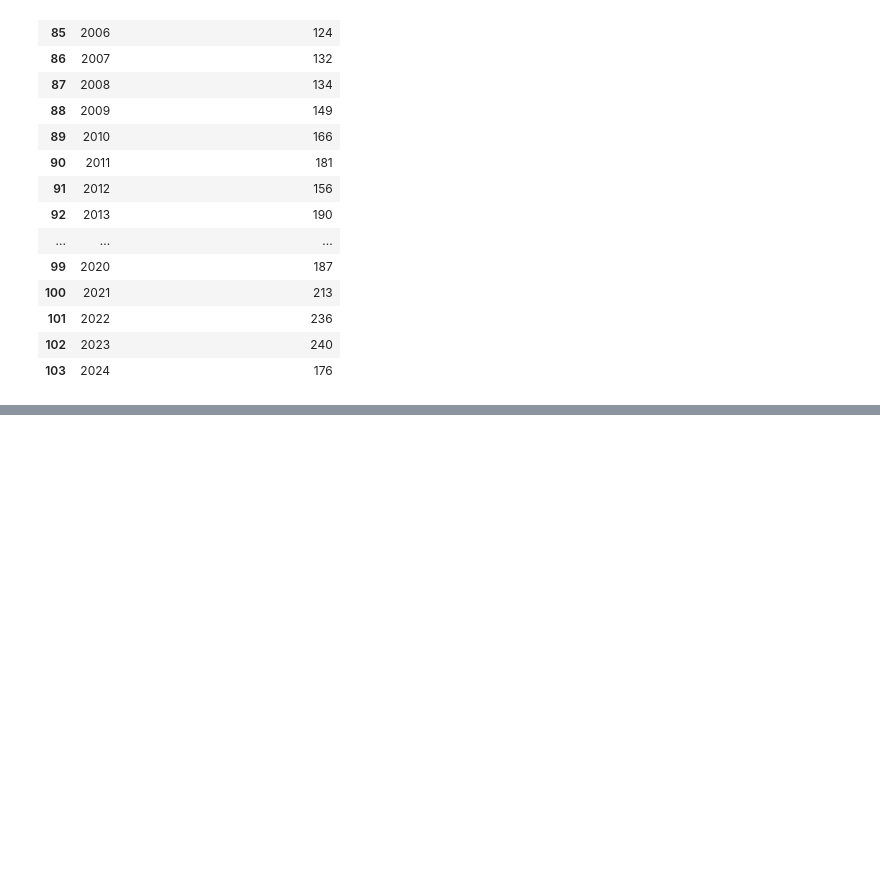
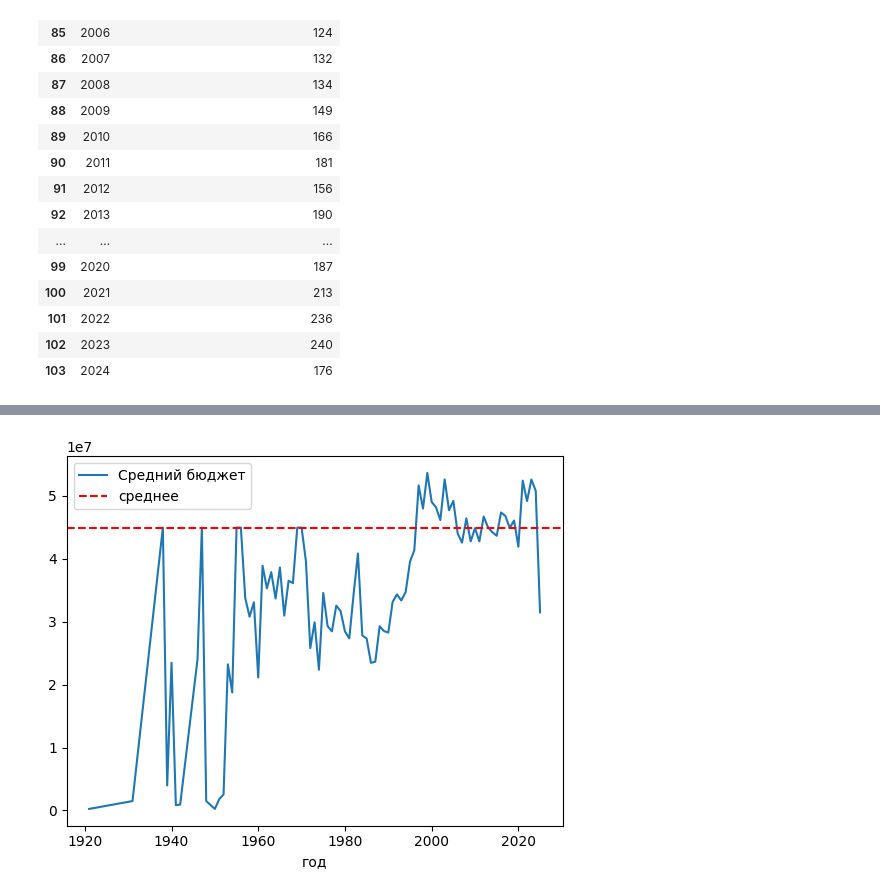
Before and after one commit to alburina/Andan-project-, a Jupyter notebook: graphics.ipynb, the cells around one changed output, grey strips where cells are left out. Saved outputs shown, nothing was run; the diff lists cells and outputs as text; code cells hidden in the pictures; blank space fills up the shorter version.

```diff
--- a/graphics.ipynb
+++ b/graphics.ipynb
@@ -122,0 +142,12 @@ plt.show()
+# %%
+df_number_of_films["Средний бюджет"]=0
+for i in df_number_of_films["год"]:
+    df_number_of_films.loc[df_number_of_films["год"]==i,"Средний бюджет"]=df[df["Дата премьеры в мире"].apply(lambda x:x.year == i)]["Бюджет"].mean()
+#df_number_of_films.plot(x="год",y="Средний бюджет")
+df_number_of_films  = df_number_of_films[df_number_of_films["Средний бюджет"].notna()]
+df_number_of_films.plot(x="год",y="Средний бюджет")
+plt.axhline(y=mean_budget(1920,2025), color="r", linestyle="dashed", label="среднее")
+plt.gca().legend()
+plt.show()
+# %% [output]
+[figure, added]
```
Also changed, not shown: parts of 4 cells of this notebook.
